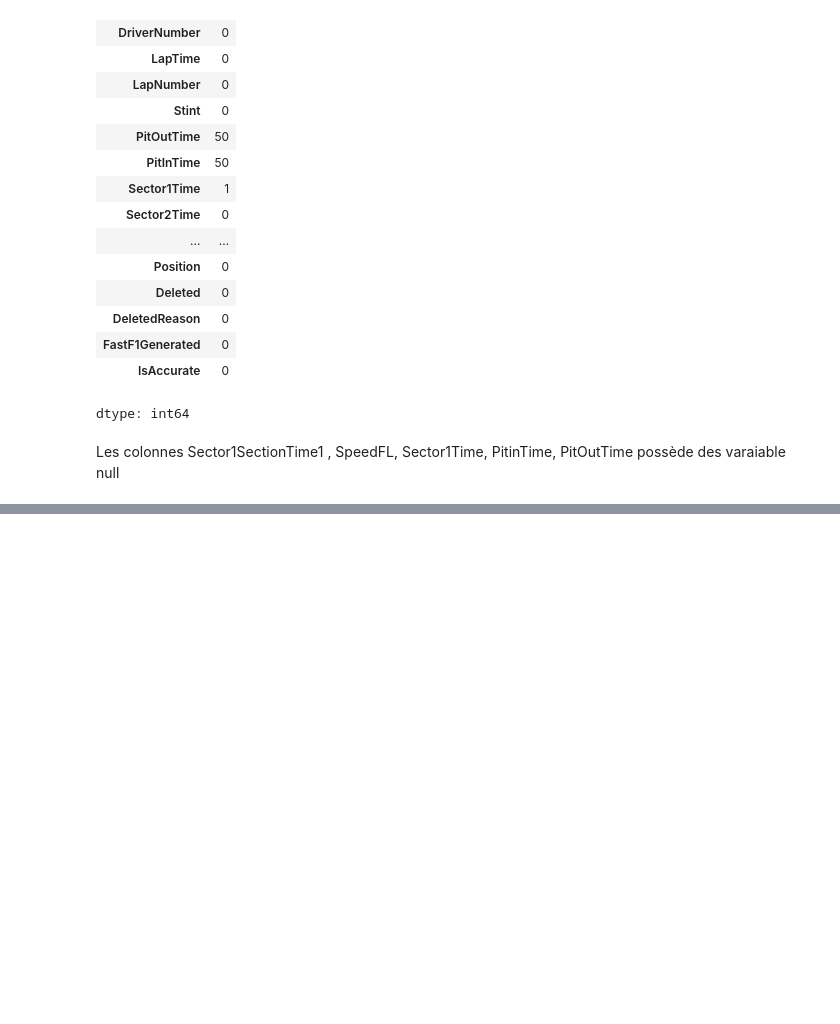
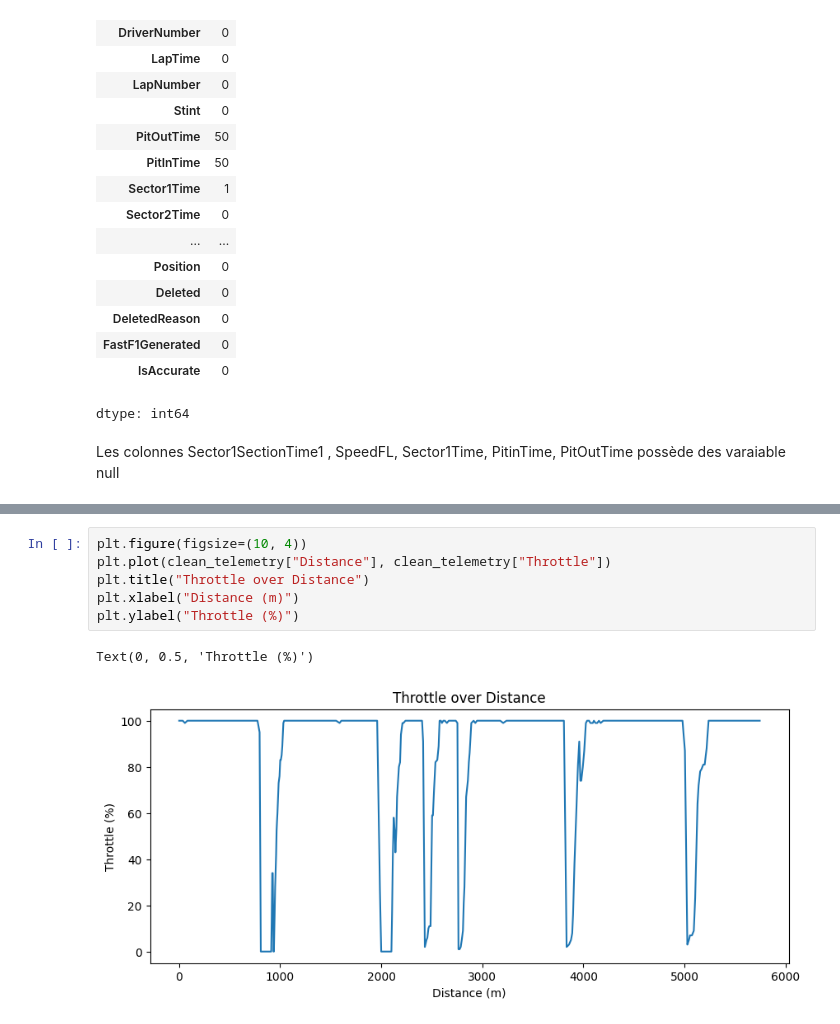
Before and after one commit to Joffreynotfound/F1-Visualizer, a Jupyter notebook: MVP/notebooks/EDA_Fastf1.ipynb, the cells around one changed output, grey strips where cells are left out. Drawn from its saved outputs; the diff is of its cells as text; blank space fills up the shorter version.

```diff
--- a/MVP/notebooks/EDA_Fastf1.ipynb
+++ b/MVP/notebooks/EDA_Fastf1.ipynb
@@ -151,0 +347,9 @@ laps_lec_reduced.head()
+# %%
+plt.figure(figsize=(10, 4))
+plt.plot(clean_telemetry["Distance"], clean_telemetry["Throttle"])
+plt.title("Throttle over Distance")
+plt.xlabel("Distance (m)")
+plt.ylabel("Throttle (%)")
+# %% [output]
+Text(0, 0.5, 'Throttle (%)')
+[figure, added]
```
Also changed, not shown: parts of 19 cells of this notebook.
